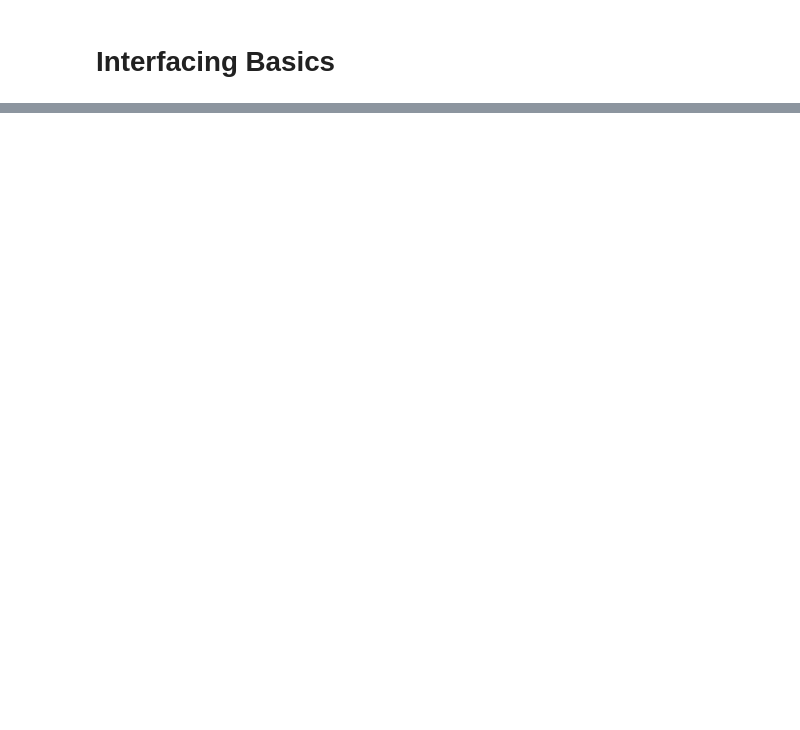
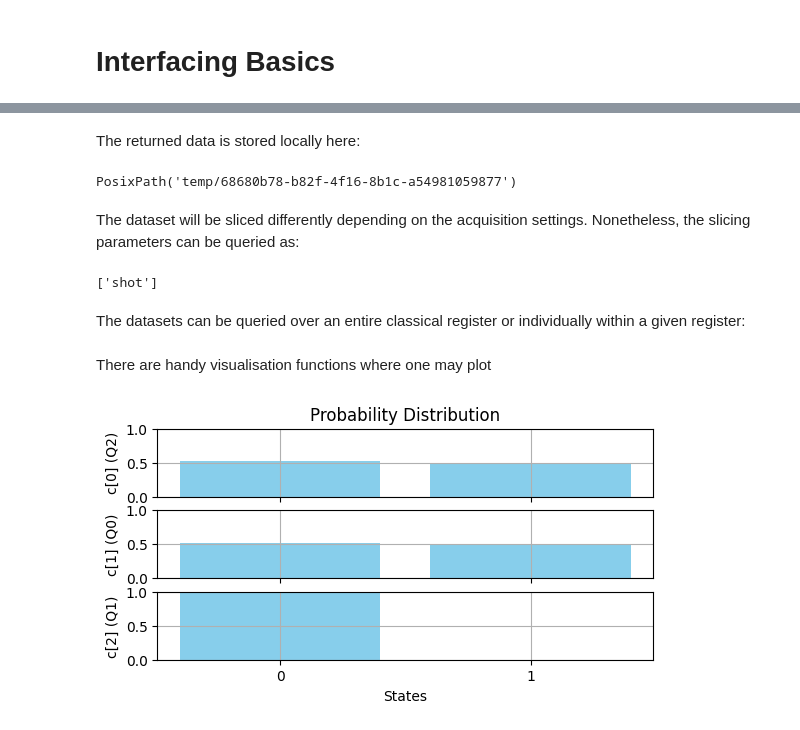
Before and after one commit to NQCT-Australia/nqct-sdk, a Jupyter notebook: doc-sphinx/source/examples/Basic.ipynb, the cells around one changed output, grey strips where cells are left out. Cells and saved outputs as stored; diff of their text form; code cells hidden in the pictures; blank space fills up the shorter version.

```diff
--- a/doc-sphinx/source/examples/Basic.ipynb
+++ b/doc-sphinx/source/examples/Basic.ipynb
@@ -3,7 +3,8 @@
 # %%
 from nqct.utils.QuantumSession import QuantumSession
 
-qs = QuantumSession(api_key="PASTE_API_KEY_HERE", storage_path='temp/')
+api_key = input('Enter API Key') #<---PASTE_API_KEY_HERE instead of the input(...)
+qs = QuantumSession(api_key=api_key, storage_path='temp/')
 qs.list_backends();
 #Copy over the desired backend from the given list
 qs.select_backend('quantware_soprano_d2')
@@ -36,0 +43,3 @@ qs.validate()
+# %%
+qs.set_qreg_physical_mapping({('q',0):2, ('q',1):0, ('q',2):1})
+qs.validate()
@@ -41,7 +68,25 @@ qs.set_num_shots(1024)
 qs.set_shot_repeat(1)
 # %%
 leRes = qs.run()
+# %% [markdown]
+The returned data is stored locally here:
+# %%
+leRes.data_folder
+# %% [output]
+PosixPath('temp/68680b78-b82f-4f16-8b1c-a54981059877')
+# %% [markdown]
+The dataset will be sliced differently depending on the acquisition settings. Nonetheless, the slicing parameters can be queried as:
 # %%
 leRes.get_inner_slicing_vars()
+# %% [output]
+['shot']
+# %% [markdown]
+The datasets can be queried over an entire classical register or individually within a given register:
 # %%
 cur_arrs = leRes.get_data('c')
+# %% [markdown]
+There are handy visualisation functions where one may plot
+# %%
+leRes.plot_histograms('c')
+# %% [output]
+[figure, added]
```
Also changed, not shown: parts of 6 cells of this notebook, 2 other files.
